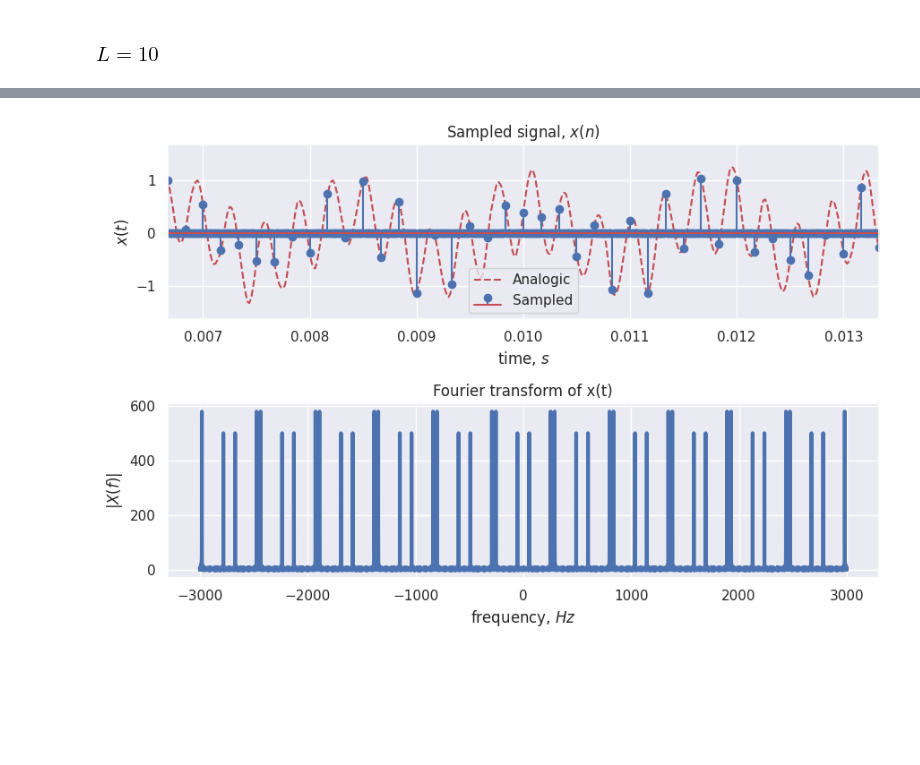
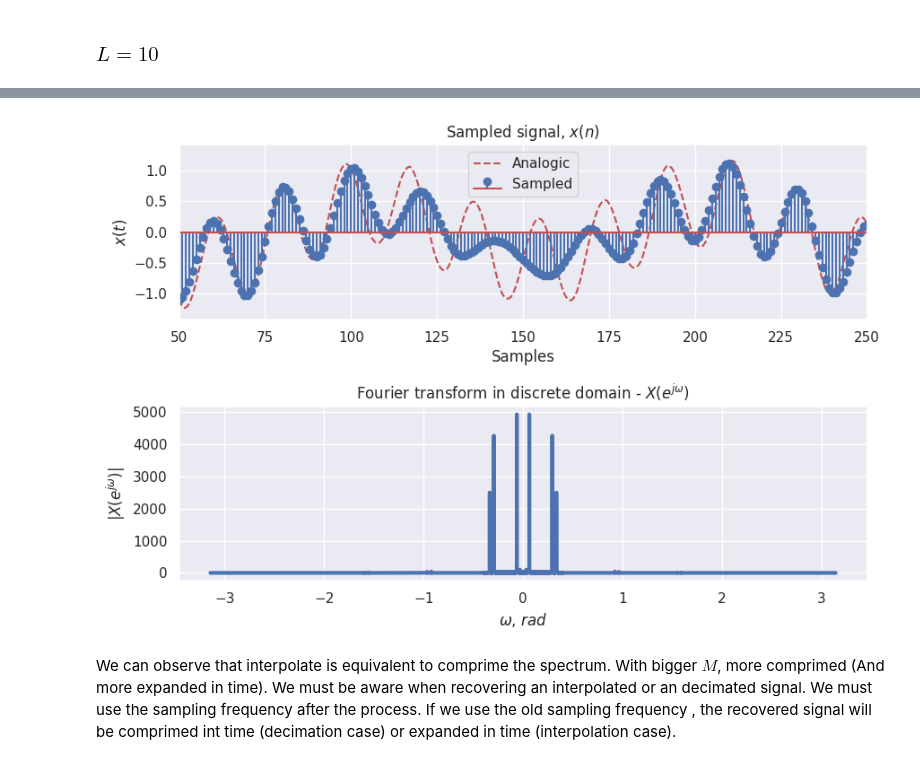
Before and after one commit to JoaoPi314/PDS-sampling-exercise, a Jupyter notebook: Sampling-Exercise.ipynb, the cells around one changed output, grey strips where cells are left out. Saved outputs shown, nothing was run; the diff lists cells and outputs as text; code cells hidden in the pictures; blank space fills up the shorter version.

Commit message:
Updated interpolation and added quantization with atmega328p

```diff
--- a/Sampling-Exercise.ipynb
+++ b/Sampling-Exercise.ipynb
@@ -34,9 +34,9 @@ f_x = 3200 #Hz
 
 # This doesn't make sense, it is only to simulate the analogic signal, but in fact it is a digital
 # one with this sampling frequency
-analog_fs = 1/60000
+analog_fs = 600000
 
-t = np.arange(0, 100*1/f_1, analog_fs)
+t = np.arange(0, 100*1/f_1, 1/analog_fs)
 
 # signal declaration
 xt = np.cos(2*np.pi*f_x*t) + 0.5*np.cos(2*np.pi*f_2*t) + 0.01*np.cos(2*np.pi*f_1*t)
@@ -530,12 +465,12 @@ To this exercise, we will utilizate $f_s = 6ksps$. First, let's re-sample $x(t)$
 f_s = 6e3 # sps
 
 # Defining sampling arrays
-t_sampled = np.arange(0, t.size/(1/analog_fs/f_s))
+t_sampled = np.arange(0, t.size/(analog_fs/f_s))
 xn = np.zeros(t_sampled.size)
 
 # Sampling
 for i in range(xn.size):
-    xn[i] = xt_filtered.real[int(i/analog_fs/f_s)]
+    xn[i] = xt_filtered.real[int(i*analog_fs/f_s)]
 plt.figure(figsize=(9,6))
 
 
@@ -543,7 +478,7 @@ plt.subplot(2,1,1)
 plt.plot(t*f_s, xt_filtered, '--r')
 plt.stem(t_sampled, xn)
 plt.title("Sampled signal, $x(n)$")
-plt.xlabel("time, $s$")
+plt.xlabel("samples")
 plt.ylabel("$x(t)$")
 plt.legend(['Analogic', 'Sampled'])
 # Only shows two periods
@@ -563,12 +498,12 @@ plt.subplot(2,1,2)
 Xf_sampled = fftshift(fft(xn))
 f_sampled = fftshift(fftfreq(t_sampled.size, 1/f_s))
 
-plt.plot(f_sampled, np.abs(Xf_sampled), linewidth=3)
+plt.plot(f_sampled*2*np.pi/f_s, np.abs(Xf_sampled), linewidth=3)
 plt.grid("on", which="both")
 # plt.xlim(-f_s/2, f_s/2)
-plt.title("Fourier transform of x(t)")
-plt.xlabel("frequency, $Hz$")
-plt.ylabel("$|X(f)|$")
+plt.title("Fourier transform in discrete domain - $X(e^{j\omega})$")
+plt.xlabel("$\omega$, $rad$")
+plt.ylabel("$|X(e^{j\omega})|$")
 
 plt.tight_layout()
 plt.show()
@@ -814,40 +760,40 @@ plt.show()
 # %%
 M = 10
 
-t_interpolated = np.arange(0, 100/f_1, 1/f_s/(M+1))
-x_interpolated = np.zeros(t_interpolated.size)
+# I will use the interpolate function from scipy.
+interp = interpolate.interp1d(t_sampled, xn.real, kind='cubic')
+t_interp = np.arange(0, t.size/(analog_fs/f_s)-1, 1/M)
+x_interp = interp(t_interp)
 
-# Sampling
-for i in range(xn.size):
-    x_interpolated[i*(M+1)] = xn.real[i]
 plt.figure(figsize=(9,6))
 
 
 plt.subplot(2,1,1)
-plt.plot(t, xt_filtered, '--r')
-plt.stem(t_interpolated, x_interpolated)
+plt.plot(t*f_s*M, xt_filtered, '--r')
+plt.stem(t_interp*M, x_interp)
 plt.title("Sampled signal, $x(n)$")
-plt.xlabel("time, $s$")
+plt.xlabel("Samples")
 plt.ylabel("$x(t)$")
 plt.legend(['Analogic', 'Sampled'])
 # Only shows two periods
-plt.xlim(2/f_1, 4/f_1)
-
+plt.xlim(50, 250)
 # Frequency domain
 
 plt.subplot(2,1,2)
 
-Xf_interpolated = fftshift(fft(x_interpolated))
-f_interpolated = fftshift(fftfreq(t_interpolated.size, t_sampled[1]-t_sampled[0]))
+Xf_interpolated = fftshift(fft(x_interp))
+f_interpolated = fftshift(fftfreq(t_interp.size, 1/f_s))
 
-plt.plot(f_interpolated, np.abs(Xf_interpolated), linewidth=3)
+plt.plot(f_interpolated*2*np.pi/f_s, np.abs(Xf_interpolated), linewidth=3)
 plt.grid("on", which="both")
 # plt.xlim(-f_s/6, f_s/6)
-plt.title("Fourier transform of x(t)")
-plt.xlabel("frequency, $Hz$")
-plt.ylabel("$|X(f)|$")
+plt.title("Fourier transform in discrete domain - $X(e^{j\omega})$")
+plt.xlabel("$\omega$, $rad$")
+plt.ylabel("$|X(e^{j\omega})|$")
 
 plt.tight_layout()
 plt.show()
 # %% [output]
-[figure, old version]
+[figure, new version]
+# %% [markdown]
+We can observe that interpolate is equivalent to comprime the spectrum. With bigger $M$, more comprimed (And more expanded in time). We must be aware when recovering an interpolated or an decimated signal. We must use the sampling frequency after the process. If we use the old sampling frequency , the recovered signal will be comprimed int time (decimation case) or expanded in time (interpolation case).
```
Also changed, not shown: parts of 45 cells of this notebook.
